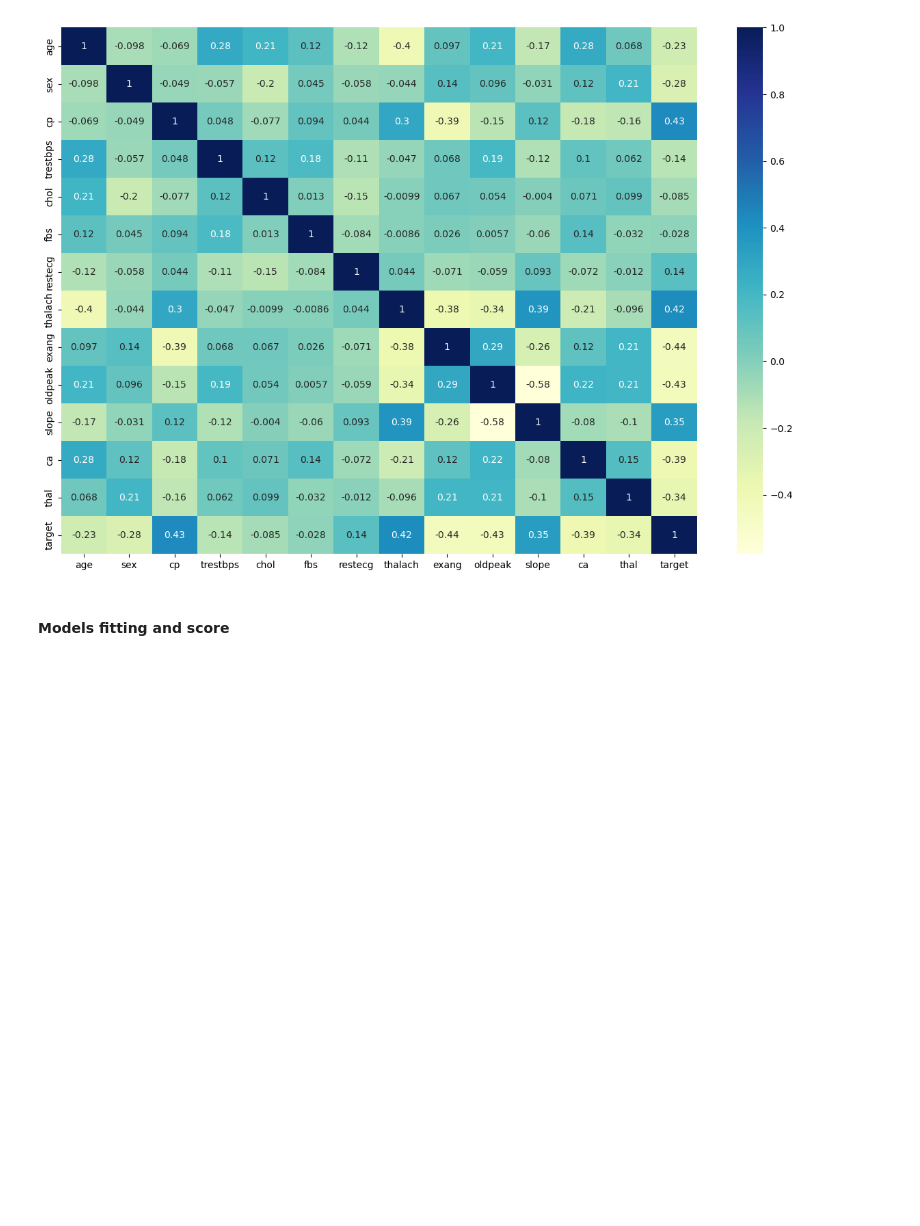
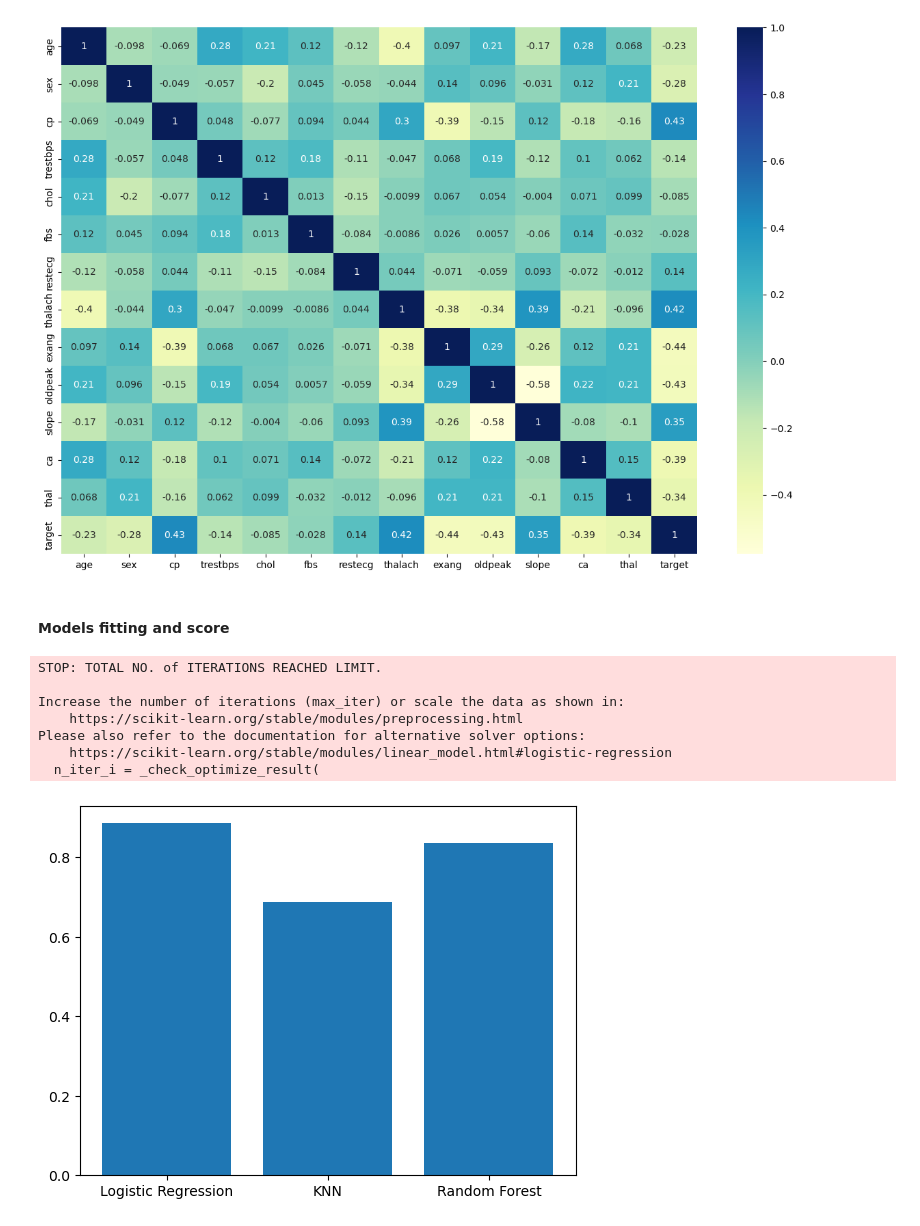
Before and after one commit to sakshamdura/Heart-Disease_Prediction, a Jupyter notebook: heart-disease_prediction.ipynb, the cells around one changed output. Cells and saved outputs as stored; diff of their text form; code cells hidden in the pictures; blank space fills up the shorter version.

Commit message:
bar plot model_scores

```diff
--- a/heart-disease_prediction.ipynb
+++ b/heart-disease_prediction.ipynb
@@ -94,15 +94,25 @@ X_train, X_test, y_train, y_test = train_test_split(X, y, test_size=0.2)
 # %%
 models = {"Logistic Regression" : LogisticRegression(),
           "KNN" : KNeighborsClassifier(),
           "Random Forest" : RandomForestClassifier()}
 
 def fit_score(models, X_train, X_test, y_train, y_test):
     np.random.seed(42)
     model_scores = {}
     for name,model in models.items():
         model.fit(X_train, y_train)
         model_scores[name] = model.score(X_test, y_test)
     return model_scores
 
 model_scores = fit_score(models, X_train, X_test, y_train, y_test)
-model_scores
+plt.bar(model_scores.keys() , model_scores.values())
+plt.show();
+# %% [output]
+STOP: TOTAL NO. of ITERATIONS REACHED LIMIT.
+
+Increase the number of iterations (max_iter) or scale the data as shown in:
+    https://scikit-learn.org/stable/modules/preprocessing.html
+Please also refer to the documentation for alternative solver options:
+    https://scikit-learn.org/stable/modules/linear_model.html#logistic-regression
+  n_iter_i = _check_optimize_result(
+[figure, added]
```
